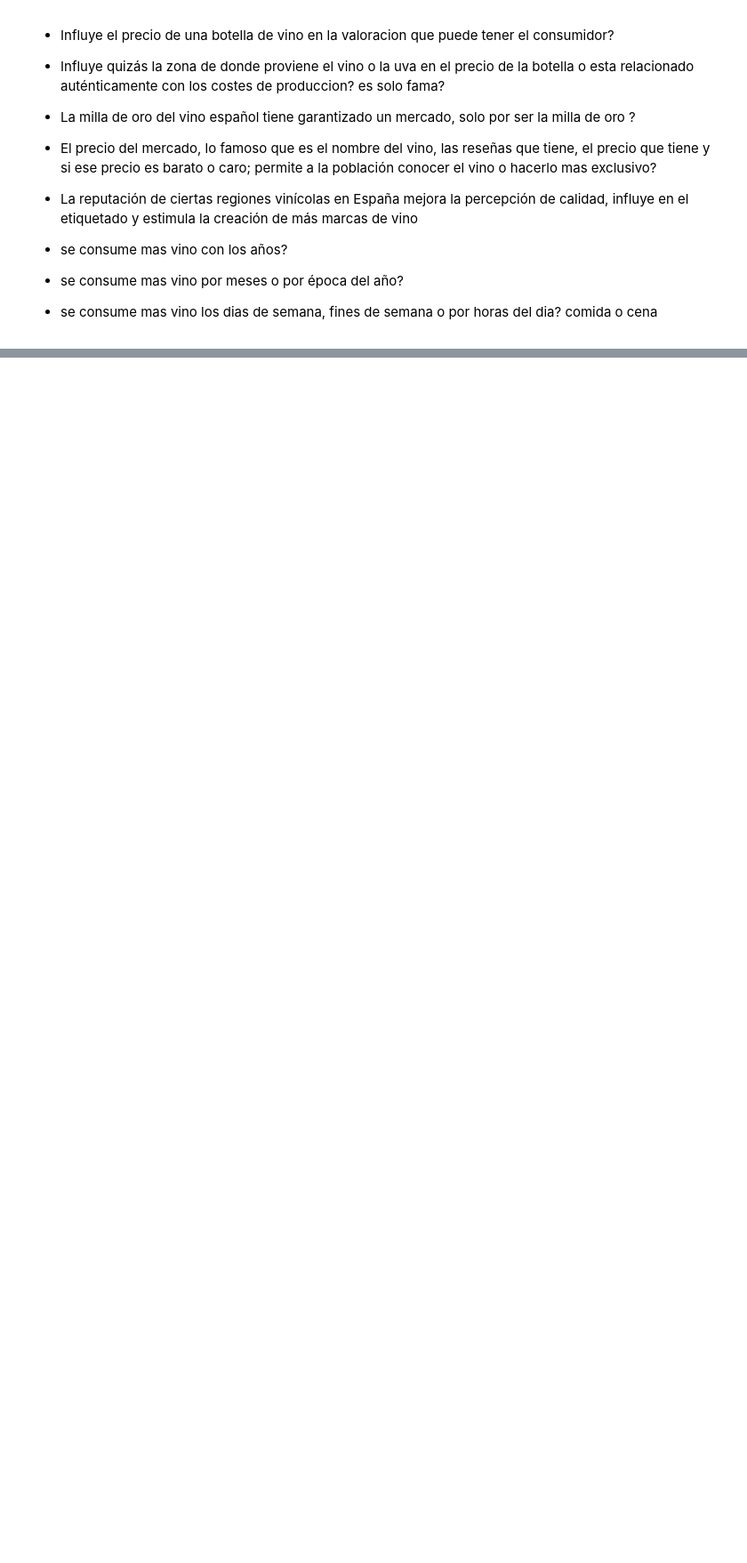
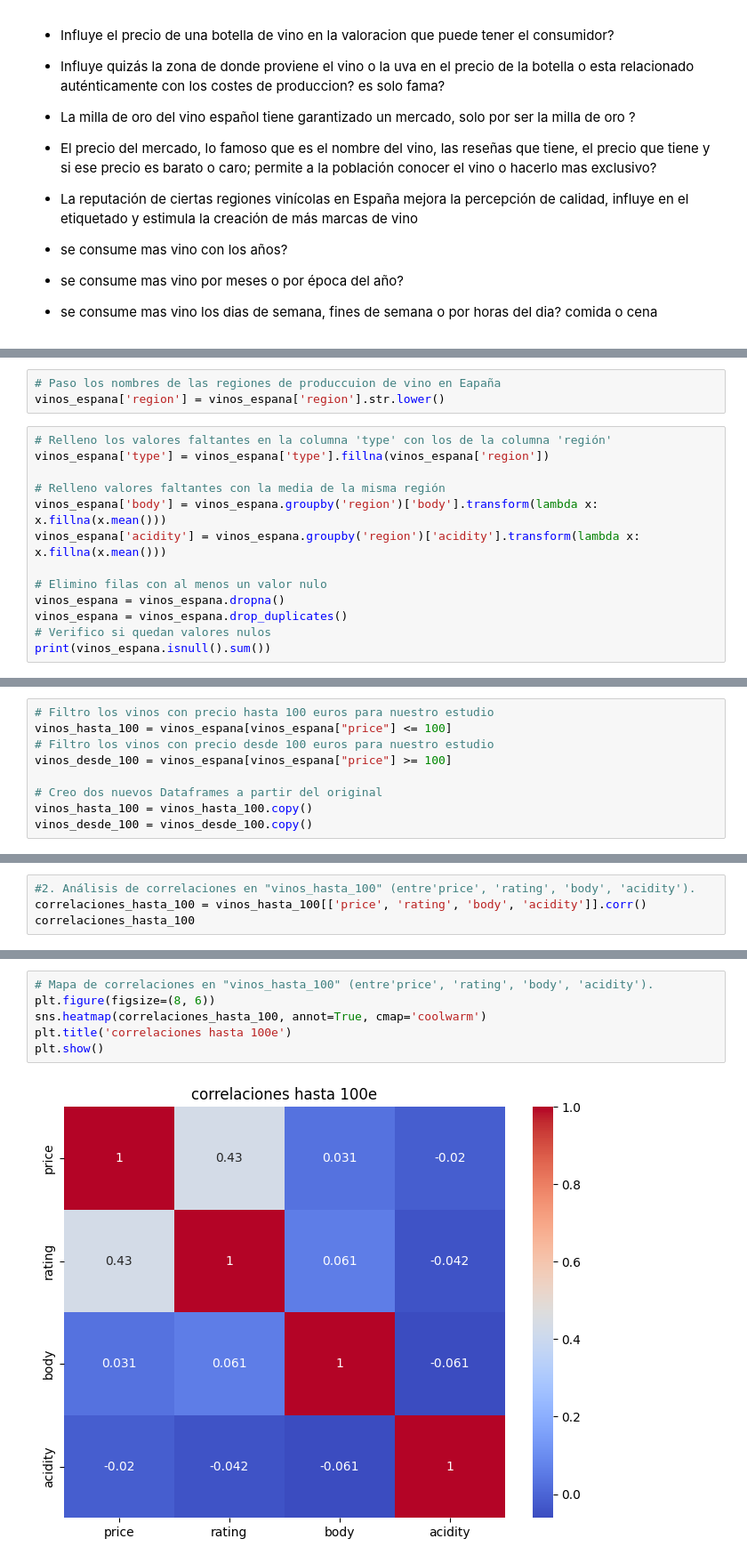
Before and after one commit to juandelaf1/Mas-all-de-la-Etiqueta-EDA, a Jupyter notebook: Mas allá de la Etiqueta.ipynb, the cells around one changed output, grey strips where cells are left out. Shown: that part at 89% size. Cells and saved outputs as stored; diff of their text form; blank space fills up the shorter version.

```diff
--- a/Mas allá de la Etiqueta.ipynb
+++ b/Mas allá de la Etiqueta.ipynb
@@ -110,0 +94,16 @@ consumo_semanal.iloc[4:8]
+# %%
+# Paso los nombres de las regiones de produccuion de vino en Eapaña
+vinos_espana['region'] = vinos_espana['region'].str.lower()
+# %%
+# Relleno los valores faltantes en la columna 'type' con los de la columna 'región'
+vinos_espana['type'] = vinos_espana['type'].fillna(vinos_espana['region'])
+
+# Relleno valores faltantes con la media de la misma región
+vinos_espana['body'] = vinos_espana.groupby('region')['body'].transform(lambda x: x.fillna(x.mean()))
+vinos_espana['acidity'] = vinos_espana.groupby('region')['acidity'].transform(lambda x: x.fillna(x.mean()))
+
+# Elimino filas con al menos un valor nulo
+vinos_espana = vinos_espana.dropna()
+vinos_espana = vinos_espana.drop_duplicates()
+# Verifico si quedan valores nulos
+print(vinos_espana.isnull().sum())
@@ -110,0 +124,9 @@ consumo_semanal.iloc[4:8]
+# %%
+# Filtro los vinos con precio hasta 100 euros para nuestro estudio
+vinos_hasta_100 = vinos_espana[vinos_espana["price"] <= 100]
+# Filtro los vinos con precio desde 100 euros para nuestro estudio
+vinos_desde_100 = vinos_espana[vinos_espana["price"] >= 100]
+
+# Creo dos nuevos Dataframes a partir del original
+vinos_hasta_100 = vinos_hasta_100.copy()
+vinos_desde_100 = vinos_desde_100.copy()
@@ -110,0 +161,4 @@ consumo_semanal.iloc[4:8]
+# %%
+#2. Análisis de correlaciones en "vinos_hasta_100" (entre'price', 'rating', 'body', 'acidity').
+correlaciones_hasta_100 = vinos_hasta_100[['price', 'rating', 'body', 'acidity']].corr()
+correlaciones_hasta_100
@@ -110,0 +171,8 @@ consumo_semanal.iloc[4:8]
+# %%
+# Mapa de correlaciones en "vinos_hasta_100" (entre'price', 'rating', 'body', 'acidity').
+plt.figure(figsize=(8, 6))
+sns.heatmap(correlaciones_hasta_100, annot=True, cmap='coolwarm')
+plt.title('correlaciones hasta 100e')
+plt.show()
+# %% [output]
+[figure, added]
```
Also changed, not shown: parts of 47 cells of this notebook.
